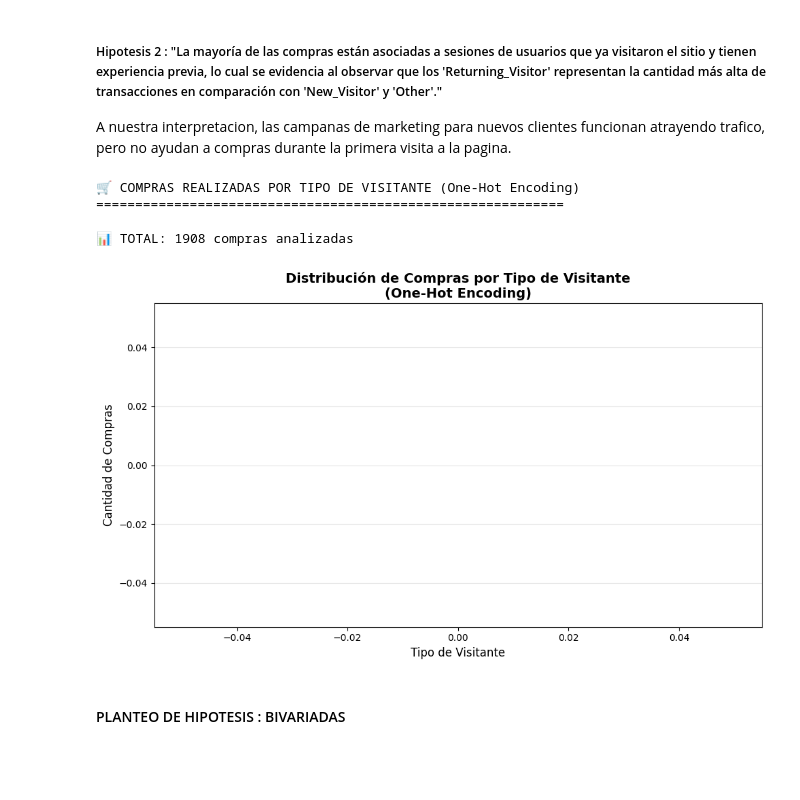
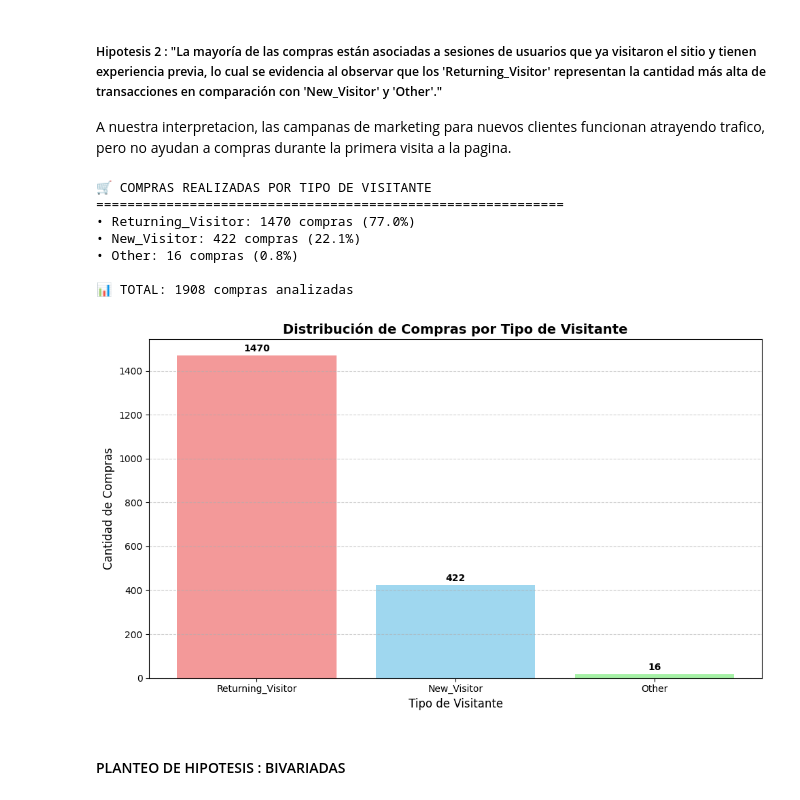
Before and after one commit to Simon22-lab/TPE-Abraham-Cisilino-2025, a Jupyter notebook: hipotesis.ipynb, the cells around one changed output. Cells and saved outputs as stored; diff of their text form; code cells hidden in the pictures; blank space fills up the shorter version.

```diff
--- a/hipotesis.ipynb
+++ b/hipotesis.ipynb
@@ -88,4 +273,6 @@ print(f"Se eliminaron {len(dataset_compras) - len(df)} registros duplicados")
 Se eliminaron 125 registros duplicados
 # %%
 # Conversion de cuantitativas a categoricas.
-df[['OperatingSystems', 'Browser', 'Region', 'TrafficType']] = df[['OperatingSystems', 'Browser', 'Region', 'TrafficType']].astype('category')
+categoricas = ['OperatingSystems', 'Browser', 'Region', 'TrafficType']
+for col in categoricas:
+    df.loc[:, col] = df[col].astype('category')
@@ -181,55 +357,50 @@ Name: count, dtype: int64
 
 A nuestra interpretacion, las campanas de marketing para nuevos clientes funcionan atrayendo trafico, pero no ayudan a compras durante la primera visita a la pagina.
 # %%
-# Suponiendo que tus columnas one-hot son:
-# 'VisitorType_New_Visitor', 'VisitorType_Returning_Visitor', 'VisitorType_Other'
+# 1. Filtrar solo las sesiones que resultaron en compra
+compras_df = df[df['Revenue'] == True]
 
-# 1. Filtrar solo las compras
-compras_dataset = df[df['Revenue'] == True]
+# 2. Contar las compras por tipo de visitante
+compras_por_tipo = compras_df['VisitorType'].value_counts()
+total_compras = len(compras_df)
 
-# 2. Contar compras por cada categoría one-hot
-columnas_visitor = [col for col in df.columns if 'Visitor_' in col]
-
-print("🛒 COMPRAS REALIZADAS POR TIPO DE VISITANTE (One-Hot Encoding)")
+print("🛒 COMPRAS REALIZADAS POR TIPO DE VISITANTE")
 print("="*60)
 
-compras_por_tipo = {}
-total_compras = len(compras_dataset)
-
-for col in columnas_visitor:
-    # Contar cuántas compras tienen valor 1 en cada columna one-hot
-    cantidad = compras_dataset[col].sum()
-    nombre_tipo = col.replace('Visitor_', '')  # Remover prefijo
-    compras_por_tipo[nombre_tipo] = cantidad
+# 3. Imprimir los resultados
+for tipo, cantidad in compras_por_tipo.items():
     porcentaje = (cantidad / total_compras) * 100
-    print(f"• {nombre_tipo}: {int(cantidad)} compras ({porcentaje:.1f}%)")
+    print(f"• {tipo}: {cantidad} compras ({porcentaje:.1f}%)")
 
 print(f"\n📊 TOTAL: {total_compras} compras analizadas")
 
-tipos = list(compras_por_tipo.keys())
-cantidades = list(compras_por_tipo.values())
+# 4. Crear el gráfico de barras
+plt.figure(figsize=(10, 6))
+bars = plt.bar(compras_por_tipo.index, compras_por_tipo.values, color=['lightcoral', 'skyblue', 'lightgreen'], alpha=0.8)
 
-plt.figure(figsize=(10, 6))
-barras = plt.bar(tipos, cantidades, color=['skyblue', 'lightcoral', 'lightgreen'],
-                 alpha=0.7, edgecolor='black')
+# Agregar etiquetas de valor
+for bar in bars:
+    height = bar.get_height()
+    plt.text(bar.get_x() + bar.get_width() / 2., height + 10,
+             f'{int(height)}',
+             ha='center', va='bottom',
+             fontweight='bold')
 
-# Agregar valores en las barras
-for barra, valor in zip(barras, cantidades):
-    plt.text(barra.get_x() + barra.get_width()/2, barra.get_height() + 5,
-             f'{int(valor)}', ha='center', va='bottom', fontweight='bold', fontsize=12)
-
+plt.title('Distribución de Compras por Tipo de Visitante', fontsize=14, fontweight='bold')
 plt.xlabel('Tipo de Visitante', fontsize=12)
 plt.ylabel('Cantidad de Compras', fontsize=12)
-plt.title('Distribución de Compras por Tipo de Visitante\n(One-Hot Encoding)', fontsize=14, fontweight='bold')
-plt.grid(axis='y', alpha=0.3)
+plt.grid(axis='y', linestyle='--', alpha=0.6)
 plt.tight_layout()
 plt.show()
 # %% [output]
-🛒 COMPRAS REALIZADAS POR TIPO DE VISITANTE (One-Hot Encoding)
+🛒 COMPRAS REALIZADAS POR TIPO DE VISITANTE
 ============================================================
+• Returning_Visitor: 1470 compras (77.0%)
+• New_Visitor: 422 compras (22.1%)
+• Other: 16 compras (0.8%)
 
 📊 TOTAL: 1908 compras analizadas
-[figure, old version]
+[figure, new version]
 # %% [markdown]
 #### PLANTEO DE HIPOTESIS : BIVARIADAS
 # %% [markdown]
```
Also changed, not shown: parts of 11 cells of this notebook, 2 other files.
